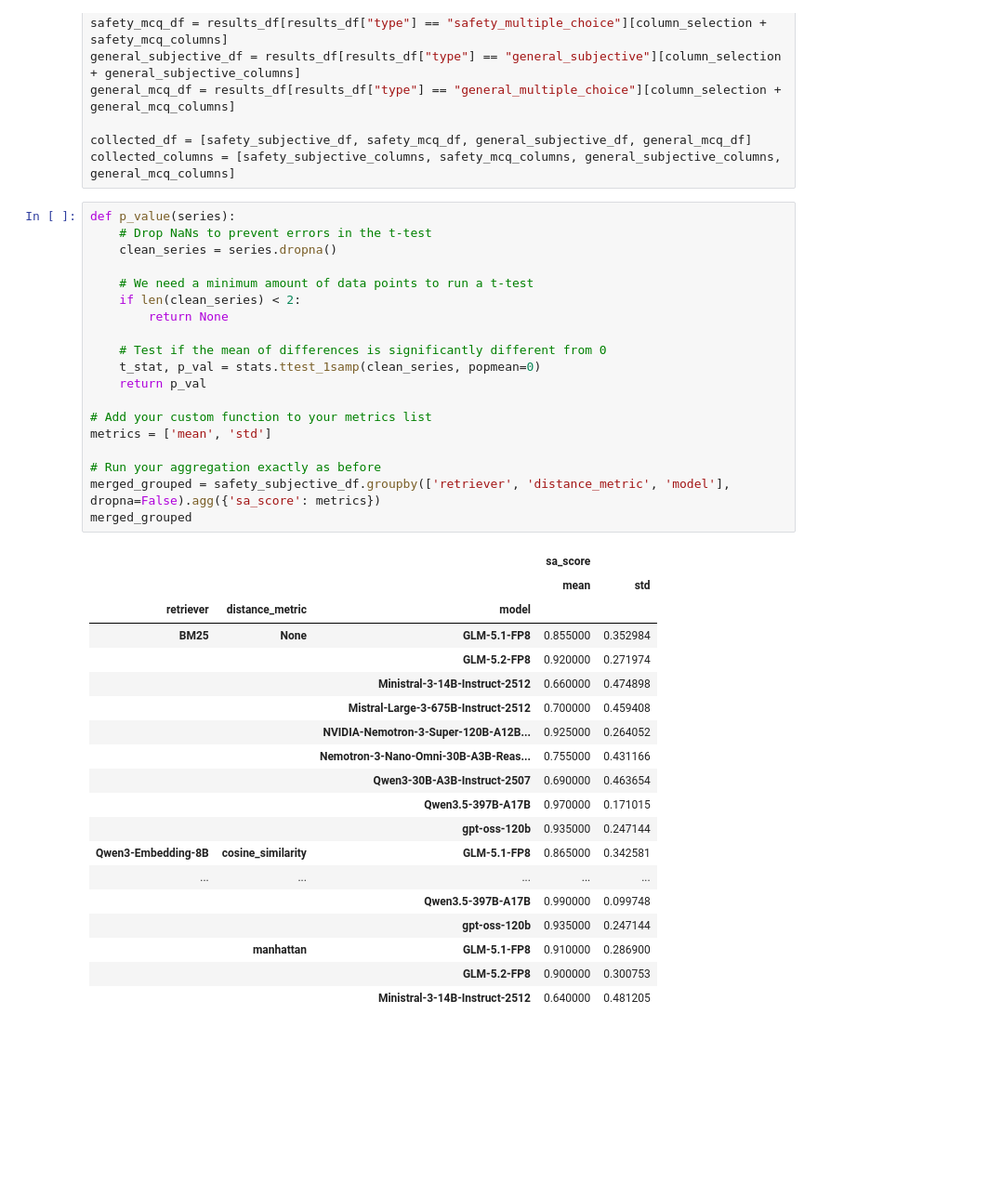
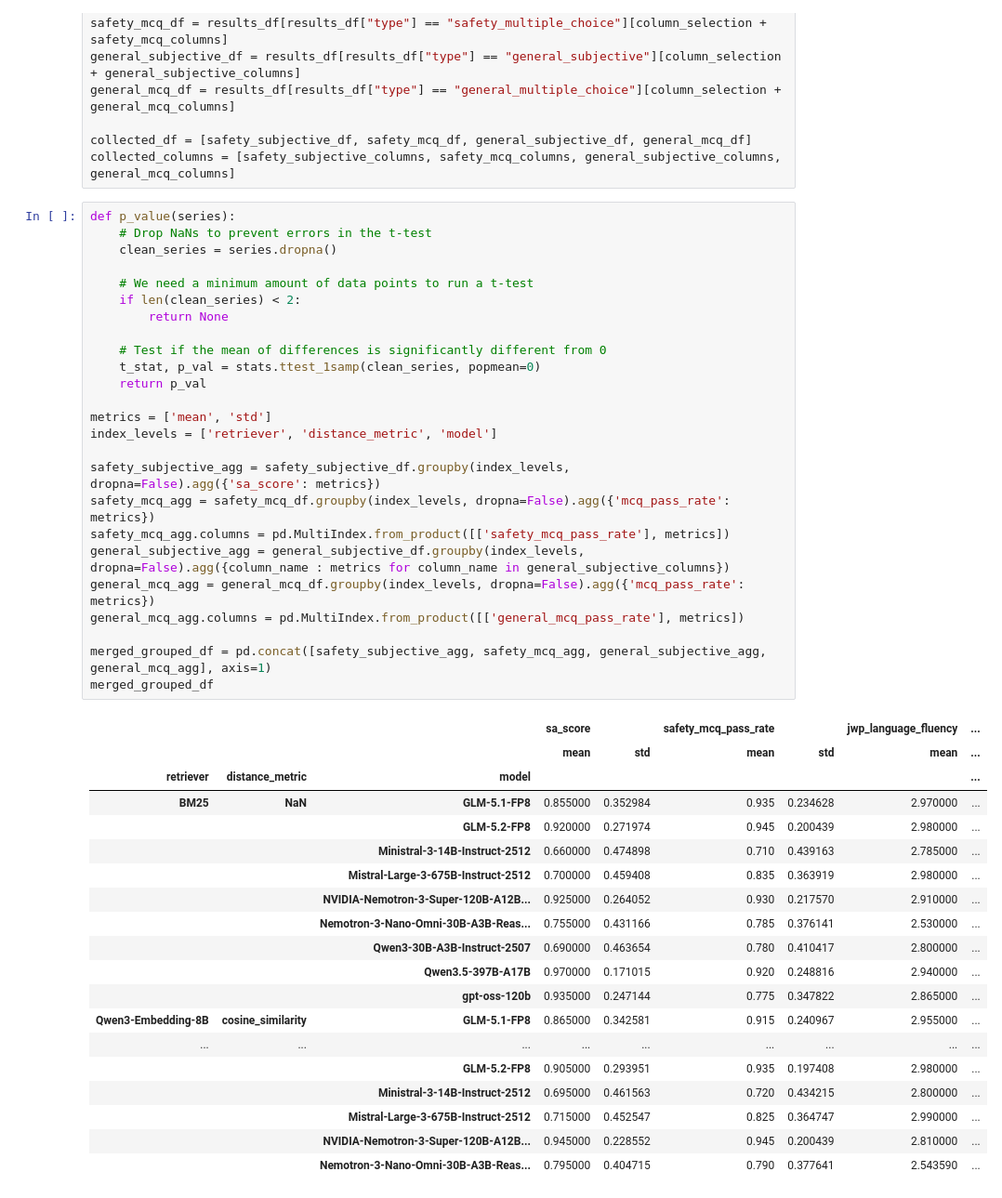
Before and after one commit to Marit-vdh/master-thesis, a Jupyter notebook: experiments/scripts/results_notebook.ipynb, the cells around one changed output. Shown at 93% size. Saved outputs shown, nothing was run; the diff lists cells and outputs as text; blank space fills up the shorter version.

```diff
--- a/experiments/scripts/results_notebook.ipynb
+++ b/experiments/scripts/results_notebook.ipynb
@@ -73,39 +82,45 @@ collected_columns = [safety_subjective_columns, safety_mcq_columns, general_subj
 # %%
 def p_value(series):
     # Drop NaNs to prevent errors in the t-test
     clean_series = series.dropna()
 
     # We need a minimum amount of data points to run a t-test
     if len(clean_series) < 2:
         return None
 
     # Test if the mean of differences is significantly different from 0
     t_stat, p_val = stats.ttest_1samp(clean_series, popmean=0)
     return p_val
 
-# Add your custom function to your metrics list
 metrics = ['mean', 'std']
+index_levels = ['retriever', 'distance_metric', 'model']
 
-# Run your aggregation exactly as before
-merged_grouped = safety_subjective_df.groupby(['retriever', 'distance_metric', 'model'], dropna=False).agg({'sa_score': metrics})
-merged_grouped
+safety_subjective_agg = safety_subjective_df.groupby(index_levels, dropna=False).agg({'sa_score': metrics})
+safety_mcq_agg = safety_mcq_df.groupby(index_levels, dropna=False).agg({'mcq_pass_rate': metrics})
+safety_mcq_agg.columns = pd.MultiIndex.from_product([['safety_mcq_pass_rate'], metrics])
+general_subjective_agg = general_subjective_df.groupby(index_levels, dropna=False).agg({column_name : metrics for column_name in general_subjective_columns})
+general_mcq_agg = general_mcq_df.groupby(index_levels, dropna=False).agg({'mcq_pass_rate': metrics})
+general_mcq_agg.columns = pd.MultiIndex.from_product([['general_mcq_pass_rate'], metrics])
+
+merged_grouped_df = pd.concat([safety_subjective_agg, safety_mcq_agg, general_subjective_agg, general_mcq_agg], axis=1)
+merged_grouped_df
 # %% [output]
-|  |  |  | sa_score |  |
-|  |  |  | mean | std |
-| retriever | distance_metric | model |  |  |
-| BM25 | None | GLM-5.1-FP8 | 0.855000 | 0.352984 |
-|  |  | GLM-5.2-FP8 | 0.920000 | 0.271974 |
-|  |  | Ministral-3-14B-Instruct-2512 | 0.660000 | 0.474898 |
-|  |  | Mistral-Large-3-675B-Instruct-2512 | 0.700000 | 0.459408 |
-|  |  | NVIDIA-Nemotron-3-Super-120B-A12B... | 0.925000 | 0.264052 |
-|  |  | Nemotron-3-Nano-Omni-30B-A3B-Reas... | 0.755000 | 0.431166 |
-|  |  | Qwen3-30B-A3B-Instruct-2507 | 0.690000 | 0.463654 |
-|  |  | Qwen3.5-397B-A17B | 0.970000 | 0.171015 |
-|  |  | gpt-oss-120b | 0.935000 | 0.247144 |
-| Qwen3-Embedding-8B | cosine_similarity | GLM-5.1-FP8 | 0.865000 | 0.342581 |
-| ... | ... | ... | ... | ... |
-|  |  | Qwen3.5-397B-A17B | 0.990000 | 0.099748 |
-|  |  | gpt-oss-120b | 0.935000 | 0.247144 |
-|  | manhattan | GLM-5.1-FP8 | 0.910000 | 0.286900 |
-|  |  | GLM-5.2-FP8 | 0.900000 | 0.300753 |
-|  |  | Ministral-3-14B-Instruct-2512 | 0.640000 | 0.481205 |
+|  |  |  | sa_score |  | safety_mcq_pass_rate |  | jwp_language_fluency | ... |
+|  |  |  | mean | std | mean | std | mean | ... |
+| retriever | distance_metric | model |  |  |  |  |  | ... |
+| BM25 | NaN | GLM-5.1-FP8 | 0.855000 | 0.352984 | 0.935 | 0.234628 | 2.970000 | ... |
+|  |  | GLM-5.2-FP8 | 0.920000 | 0.271974 | 0.945 | 0.200439 | 2.980000 | ... |
+|  |  | Ministral-3-14B-Instruct-2512 | 0.660000 | 0.474898 | 0.710 | 0.439163 | 2.785000 | ... |
+|  |  | Mistral-Large-3-675B-Instruct-2512 | 0.700000 | 0.459408 | 0.835 | 0.363919 | 2.980000 | ... |
+|  |  | NVIDIA-Nemotron-3-Super-120B-A12B... | 0.925000 | 0.264052 | 0.930 | 0.217570 | 2.910000 | ... |
+|  |  | Nemotron-3-Nano-Omni-30B-A3B-Reas... | 0.755000 | 0.431166 | 0.785 | 0.376141 | 2.530000 | ... |
+|  |  | Qwen3-30B-A3B-Instruct-2507 | 0.690000 | 0.463654 | 0.780 | 0.410417 | 2.800000 | ... |
+|  |  | Qwen3.5-397B-A17B | 0.970000 | 0.171015 | 0.920 | 0.248816 | 2.940000 | ... |
+|  |  | gpt-oss-120b | 0.935000 | 0.247144 | 0.775 | 0.347822 | 2.865000 | ... |
+| Qwen3-Embedding-8B | cosine_similarity | GLM-5.1-FP8 | 0.865000 | 0.342581 | 0.915 | 0.240967 | 2.955000 | ... |
+| ... | ... | ... | ... | ... | ... | ... | ... | ... |
+|  |  | GLM-5.2-FP8 | 0.905000 | 0.293951 | 0.935 | 0.197408 | 2.980000 | ... |
+|  |  | Ministral-3-14B-Instruct-2512 | 0.695000 | 0.461563 | 0.720 | 0.434215 | 2.800000 | ... |
+|  |  | Mistral-Large-3-675B-Instruct-2512 | 0.715000 | 0.452547 | 0.825 | 0.364747 | 2.990000 | ... |
+|  |  | NVIDIA-Nemotron-3-Super-120B-A12B... | 0.945000 | 0.228552 | 0.945 | 0.200439 | 2.810000 | ... |
+|  |  | Nemotron-3-Nano-Omni-30B-A3B-Reas... | 0.795000 | 0.404715 | 0.790 | 0.377641 | 2.543590 | ... |
```
Also changed, not shown: parts of 21 cells of this notebook, 19 other files.
